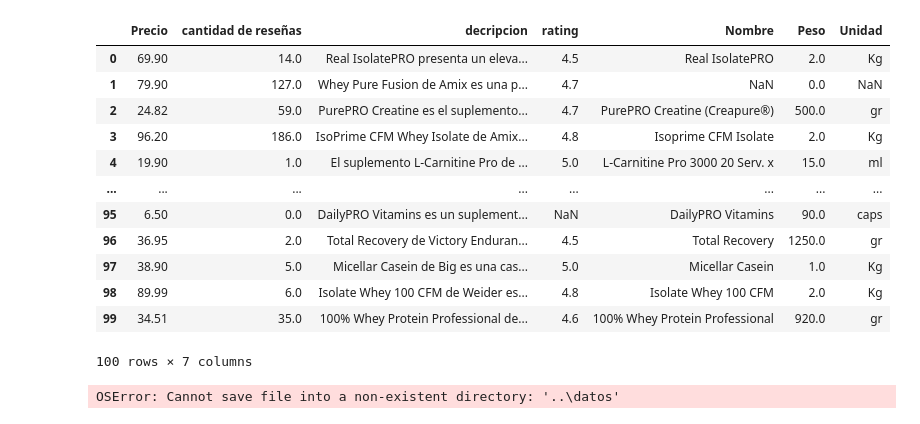
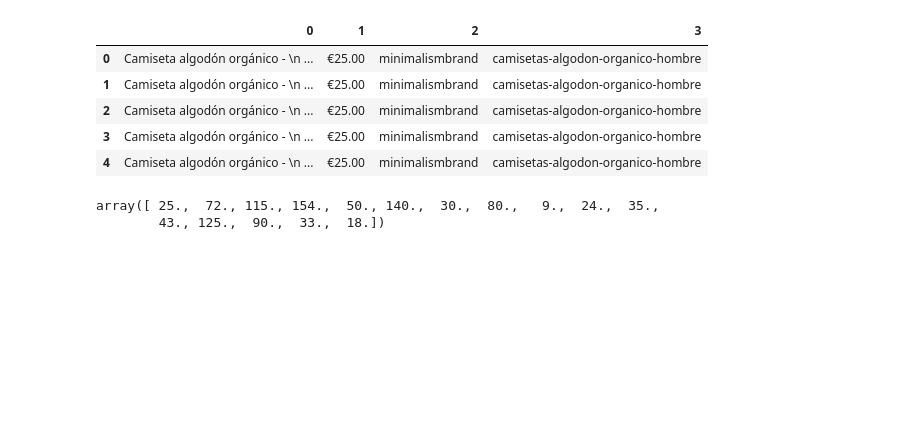
Before and after one commit to santiagorodriguez-dev/MarketingDataDay, a Jupyter notebook: notebooks/01_scrap_Santi.ipynb, the cells around one changed output. Saved outputs shown, nothing was run; the diff lists cells and outputs as text; code cells hidden in the pictures; blank space fills up the shorter version.

```diff
--- a/notebooks/01_scrap_Santi.ipynb
+++ b/notebooks/01_scrap_Santi.ipynb
@@ -83,20 +112,18 @@ df['Peso'] = df['Peso'].fillna(0)
-# %%
-df
-# %% [output]
-|  | Precio | cantidad de reseñas | decripcion | rating | Nombre | Peso | Unidad |
-| 0 | 69.90 | 14.0 | Real IsolatePRO presenta un eleva... | 4.5 | Real IsolatePRO | 2.0 | Kg |
-| 1 | 79.90 | 127.0 | Whey Pure Fusion de Amix es una p... | 4.7 | NaN | 0.0 | NaN |
-| 2 | 24.82 | 59.0 | PurePRO Creatine es el suplemento... | 4.7 | PurePRO Creatine (Creapure®) | 500.0 | gr |
-| 3 | 96.20 | 186.0 | IsoPrime CFM Whey Isolate de Amix... | 4.8 | Isoprime CFM Isolate | 2.0 | Kg |
-| 4 | 19.90 | 1.0 | El suplemento L-Carnitine Pro de ... | 5.0 | L-Carnitine Pro 3000 20 Serv. x | 15.0 | ml |
-| ... | ... | ... | ... | ... | ... | ... | ... |
-| 95 | 6.50 | 0.0 | DailyPRO Vitamins es un suplement... | NaN | DailyPRO Vitamins | 90.0 | caps |
-| 96 | 36.95 | 2.0 | Total Recovery de Victory Enduran... | 4.5 | Total Recovery | 1250.0 | gr |
-| 97 | 38.90 | 5.0 | Micellar Casein de Big es una cas... | 5.0 | Micellar Casein | 1.0 | Kg |
-| 98 | 89.99 | 6.0 | Isolate Whey 100 CFM de Weider es... | 4.8 | Isolate Whey 100 CFM | 2.0 | Kg |
-| 99 | 34.51 | 35.0 | 100% Whey Protein Professional de... | 4.6 | 100% Whey Protein Professional | 920.0 | gr |
-100 rows × 7 columns
-# %%
-df.to_csv('../datos/datos_scrap_fuerte.csv', index=False)
-# %% [output]
-OSError: Cannot save file into a non-existent directory: '..\datos'
+# %%
+url = "https://minimalismbrand.com/collections/calzoncillos"
+web = "minimalismbrand"
+categorias = "calzoncillos"
+df_6 = sp.datos_minimalismbrand_cullote(url, web, categorias)
+df_6.head()
+# %%
+#df_total = pd.concat([df_1, df_2,df_3,df_4,df_5], axis=0)
+df_total = pd.concat([df_6], axis=0)
+# %%
+df_total.head()
+# %% [output]
+|  | 0 | 1 | 2 | 3 |
+| 0 | Camiseta algodón orgánico - \n ... | €25.00 | minimalismbrand | camisetas-algodon-organico-hombre |
+| 1 | Camiseta algodón orgánico - \n ... | €25.00 | minimalismbrand | camisetas-algodon-organico-hombre |
+| 2 | Camiseta algodón orgánico - \n ... | €25.00 | minimalismbrand | camisetas-algodon-organico-hombre |
+| 3 | Camiseta algodón orgánico - \n ... | €25.00 | minimalismbrand | camisetas-algodon-organico-hombre |
+| 4 | Camiseta algodón orgánico - \n ... | €25.00 | minimalismbrand | camisetas-algodon-organico-hombre |
@@ -102,0 +139,5 @@ OSError: Cannot save file into a non-existent directory: '..\datos'
+# %%
+df_total[1].unique()
+# %% [output]
+array([ 25.,  72., 115., 154.,  50., 140.,  30.,  80.,   9.,  24.,  35.,
+        43., 125.,  90.,  33.,  18.])
```
Also changed, not shown: parts of 22 cells of this notebook, 6 other files.
